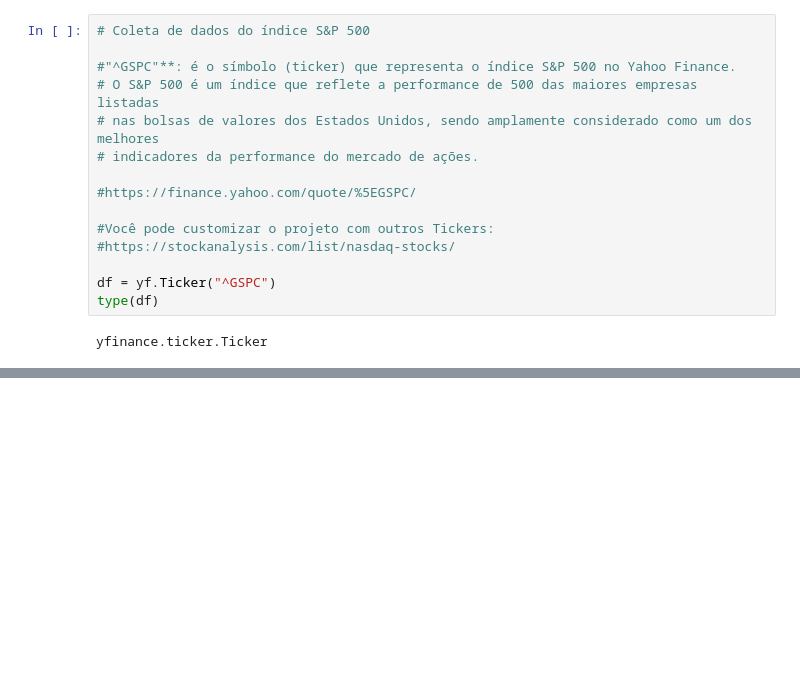
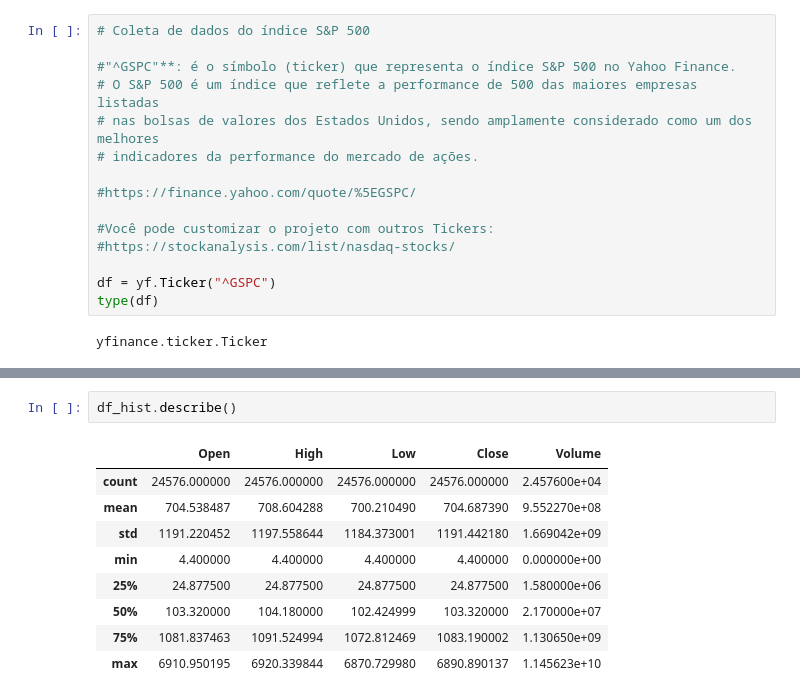
Before and after one commit to IvairBezerra/FinSight, a Jupyter notebook: FinSight.ipynb, the cells around one changed output, grey strips where cells are left out. Cells and saved outputs as stored; diff of their text form; blank space fills up the shorter version.

```diff
--- a/FinSight.ipynb
+++ b/FinSight.ipynb
@@ -77,0 +147,12 @@ df_hist.shape
+# %%
+df_hist.describe()
+# %% [output]
+|  | Open | High | Low | Close | Volume |
+| count | 24576.000000 | 24576.000000 | 24576.000000 | 24576.000000 | 2.457600e+04 |
+| mean | 704.538487 | 708.604288 | 700.210490 | 704.687390 | 9.552270e+08 |
+| std | 1191.220452 | 1197.558644 | 1184.373001 | 1191.442180 | 1.669042e+09 |
+| min | 4.400000 | 4.400000 | 4.400000 | 4.400000 | 0.000000e+00 |
+| 25% | 24.877500 | 24.877500 | 24.877500 | 24.877500 | 1.580000e+06 |
+| 50% | 103.320000 | 104.180000 | 102.424999 | 103.320000 | 2.170000e+07 |
+| 75% | 1081.837463 | 1091.524994 | 1072.812469 | 1083.190002 | 1.130650e+09 |
+| max | 6910.950195 | 6920.339844 | 6870.729980 | 6890.890137 | 1.145623e+10 |
```
Also changed, not shown: parts of 10 cells of this notebook.
